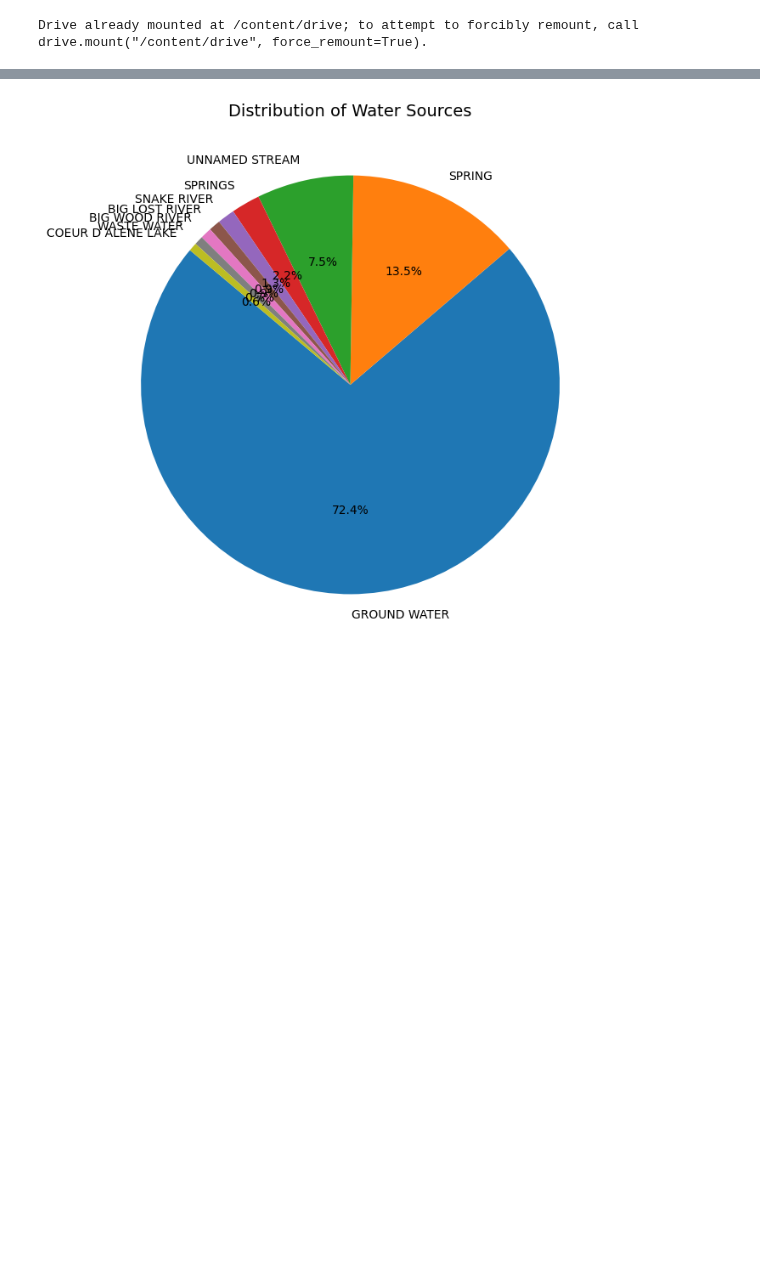
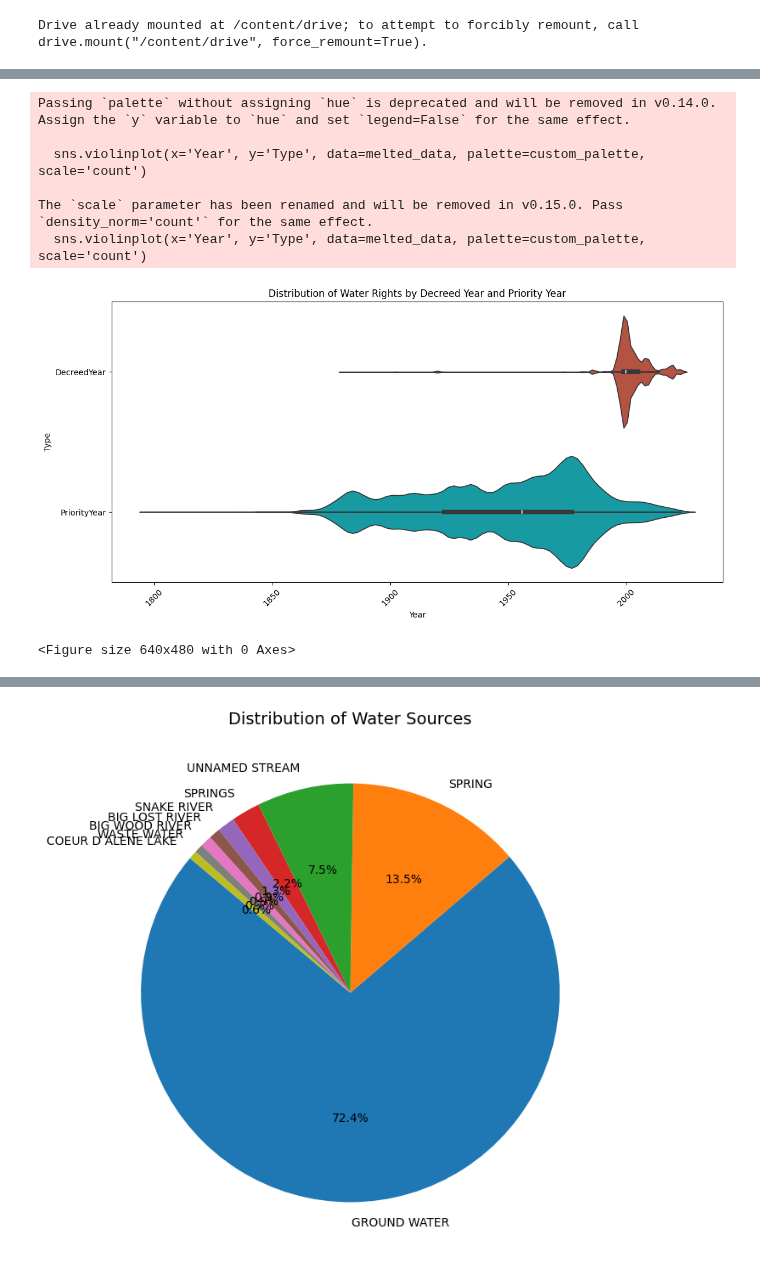
Before and after one commit to carlibeisel/Drains_Lower_Boise_River, a Jupyter notebook: *water_rights.ipynb, the cells around one changed output, grey strips where cells are left out. Cells and saved outputs as stored; diff of their text form; code cells hidden in the pictures; blank space fills up the shorter version.

```diff
--- a/*water_rights.ipynb
+++ b/*water_rights.ipynb
@@ -660,0 +581,40 @@ Passing `palette` without assigning `hue` is deprecated and will be removed in v
+# %%
+# ----------------------------------- #
+#       Figure for All of TV
+#      (decreed + priority year)
+# ----------------------------------- #
+
+data = pd.read_csv('/content/drive/MyDrive/Data/Model Modifications/water_rights/lbrb_water_rights.csv')
+
+data['DecreedDat'] = pd.to_datetime(data['DecreedDat'], errors='coerce')
+data['DecreedYear'] = data['DecreedDat'].dt.year
+
+data['PriorityDa'] = pd.to_datetime(data['PriorityDa'], errors='coerce')
+data['PriorityYear'] = data['PriorityDa'].dt.year
+
+
+melted_data = pd.melt(data, value_vars=['DecreedYear', 'PriorityYear'], var_name='Type', value_name='Year')
+
+custom_palette = {'DecreedYear': '#C84630', 'PriorityYear': '#00AFB9'}
+
+# Create the violin plot
+plt.figure(figsize=(12, 6))
+sns.violinplot(x='Year', y='Type', data=melted_data, palette=custom_palette, scale='count')
+
+plt.title('Distribution of Water Rights by Decreed Year and Priority Year')
+plt.xlabel('Year')
+plt.ylabel('Type')
+plt.xticks(rotation=45)
+plt.tight_layout()
+plt.show()
+
+plt.savefig('/content/drive/MyDrive/Carli Thesis/Figures/Water Rights/violin_wr_decree_vs_priority.png')
+# %% [output]
+Passing `palette` without assigning `hue` is deprecated and will be removed in v0.14.0. Assign the `y` variable to `hue` and set `legend=False` for the same effect.
+
+  sns.violinplot(x='Year', y='Type', data=melted_data, palette=custom_palette, scale='count')
+
+The `scale` parameter has been renamed and will be removed in v0.15.0. Pass `density_norm='count'` for the same effect.
+  sns.violinplot(x='Year', y='Type', data=melted_data, palette=custom_palette, scale='count')
+[figure, added]
+<Figure size 640x480 with 0 Axes>
```
Also changed, not shown: parts of 11 cells of this notebook.
